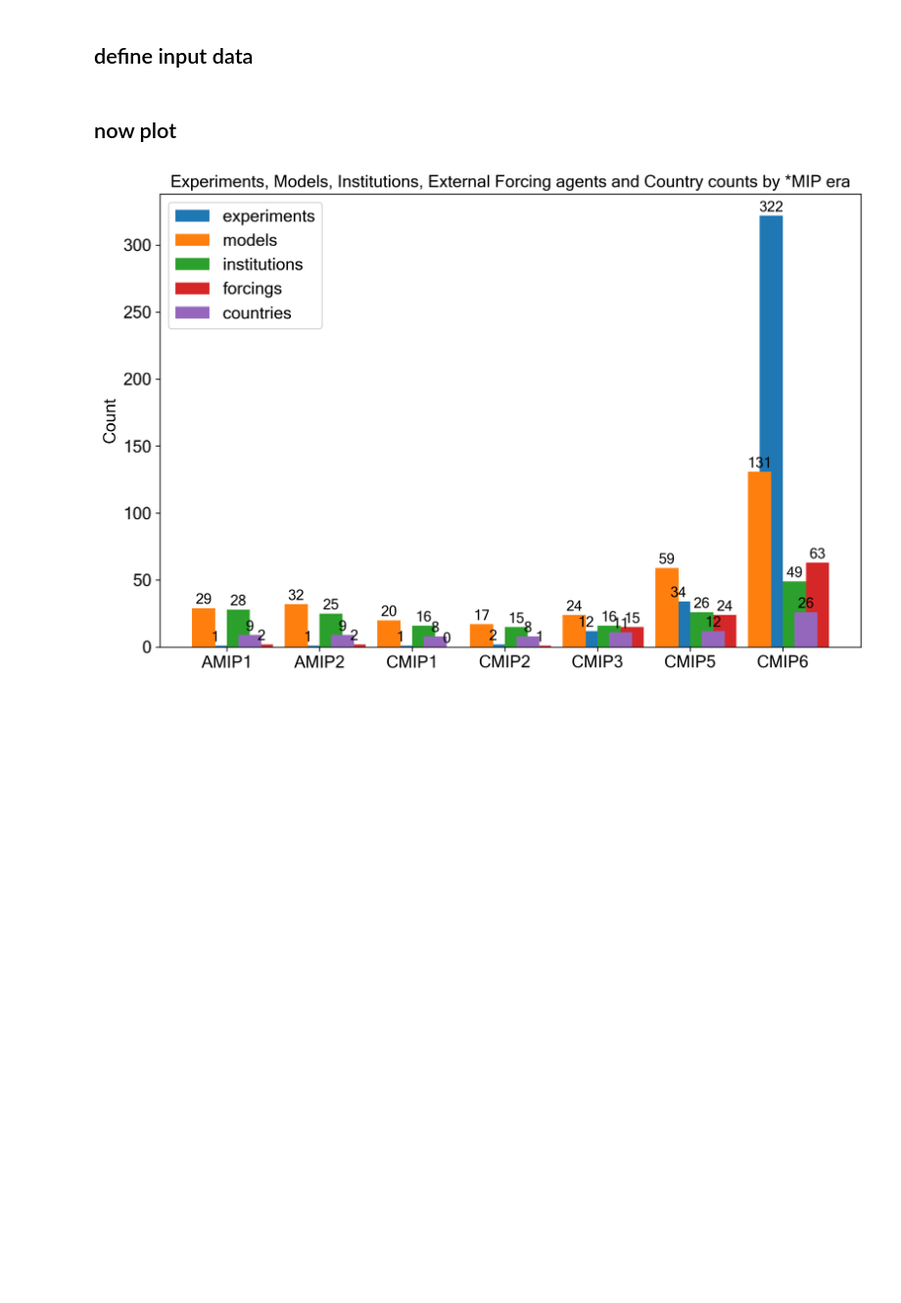
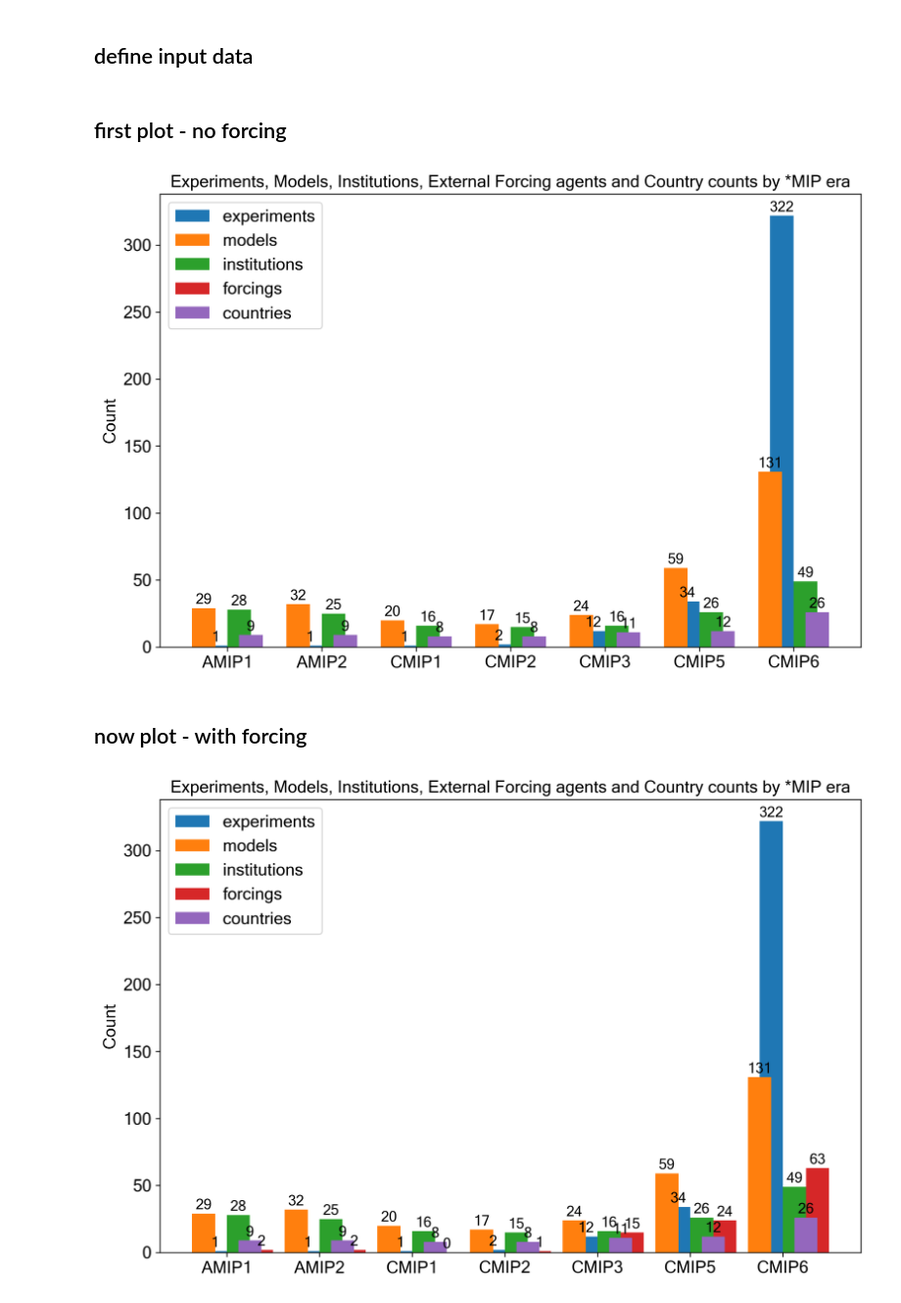
Before and after one commit to durack1/MIPPlots, a Jupyter notebook: mipEvolution.ipynb, the cells around one changed output. Shown: that part at 98% size. Drawn from its saved outputs; the diff is of its cells as text; code cells hidden in the pictures; blank space fills up the shorter version.

Commit message:
update to generate 2 plots

```diff
--- a/mipEvolution.ipynb
+++ b/mipEvolution.ipynb
@@ -24,8 +24,55 @@ models = [29, 32, 20, 17, 24, 59, 131]
 institutions = [28, 25, 16, 15, 16, 26, 49]
 countries = [9, 9, 8, 8, 11, 12, 26]
 forcingCounts = [2, 2, 0, 1, 15, 24, 63]  # https://docs.google.com/presentation/d/1_51Oohg4unT_W_F2xskYoOB3yIshMwxBBEnD6gIBI7Q/edit?usp=sharing
+forcingCountsBlank = np.empty(7,)
+forcingCountsBlank[:] = np.nan
+# %% [markdown]
+## first plot - no forcing
+# %%
+# set inputs
+x = np.arange(len(labels))  # label locations
+width = 0.25  # width of the bars
+fontsize = 14
+fontName = "Microsoft Sans Serif"
+
+# initialize canvas
+fig, ax = plt.subplots(figsize=(9, 6), dpi=300)
+
+# plot
+rects1 = ax.bar(x - width*.5, experiments, width, label="experiments")
+rects3 = ax.bar(x - width, models, width, label="models")
+rects2 = ax.bar(x + width*.5, institutions, width, label="institutions")
+rects4 = ax.bar(x + width*1.5, forcingCountsBlank, width, label="forcings")
+rects5 = ax.bar(x + width, countries, width, label="countries")
+
+# pretty things up - add text for labels, title and custom x-axis tick labels, etc.
+ax.set_title('Experiments, Models, Institutions, External Forcing agents and Country counts by *MIP era',
+             fontname=fontName, fontsize=fontsize)
+ax.set_ylabel('Count', fontname=fontName, fontsize=fontsize)
+plt.yticks(fontname=fontName, fontsize=fontsize)
+ax.set_xticks(x, labels, fontname=fontName, fontsize=fontsize)
+ax.legend(prop={"family": fontName, "size": fontsize})
+
+# label cleanup
+padding = 1
+labelSize = 12
+
+ax.bar_label(rects1, padding=padding, fontname=fontName, fontsize=labelSize)
+ax.bar_label(rects2, padding=padding, fontname=fontName, fontsize=labelSize)
+ax.bar_label(rects3, padding=padding, fontname=fontName, fontsize=labelSize)
+ax.bar_label(rects4, padding=padding, fontname=fontName, fontsize=labelSize)
+ax.bar_label(rects5, padding=padding, fontname=fontName, fontsize=labelSize)
+
+# fill canvas
+fig.tight_layout()
+
+# display, save and close
+plt.show()
+fig.savefig("_".join([timeFormat,"MIPEvolution-Counts.png"]))
+# %% [output]
+[figure, added]
 # %% [markdown]
-## now plot
+## now plot - with forcing
 # %%
 # set inputs
 x = np.arange(len(labels))  # label locations
```
Also changed, not shown: parts of 2 cells of this notebook.
